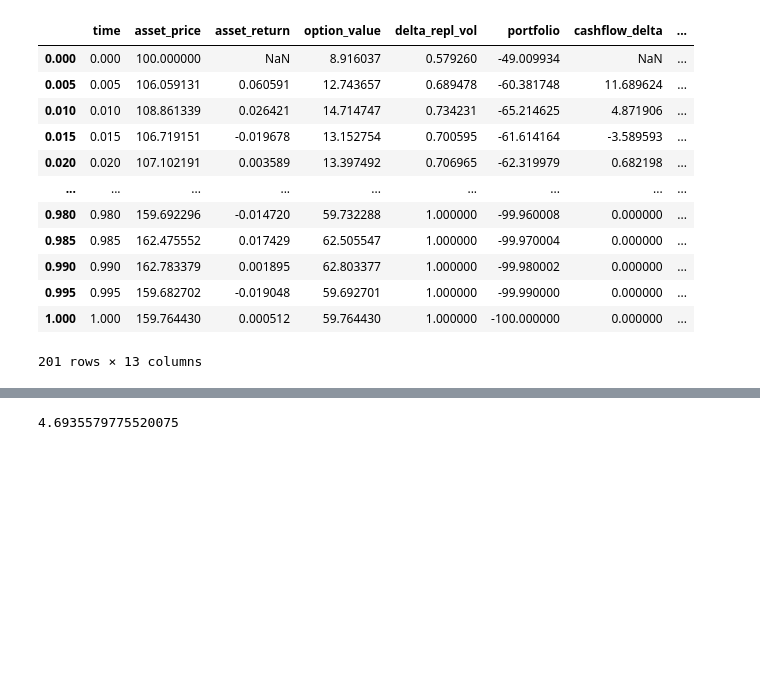
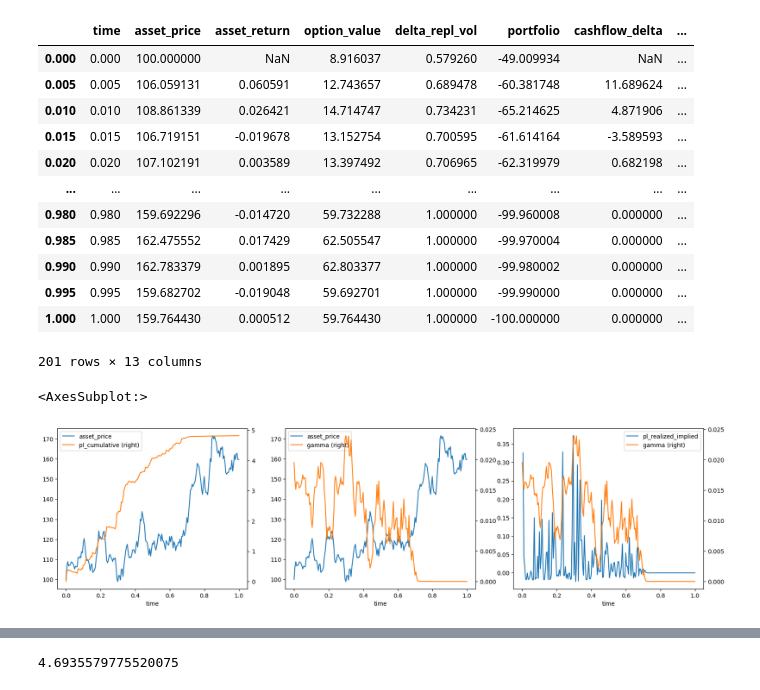
Before and after one commit to fbristotti/cqf, a Jupyter notebook: final/final.ipynb, the cells around one changed output, grey strips where cells are left out. Drawn from its saved outputs; the diff is of its cells as text; code cells hidden in the pictures; blank space fills up the shorter version.

Commit message:
portfolio

```diff
--- a/final/final.ipynb
+++ b/final/final.ipynb
@@ -391,3 +379,27 @@ df
 | 0.995 | 0.995 | 159.682702 | -0.019048 | 59.692701 | 1.000000 | -99.990000 | 0.000000 | ... |
 | 1.000 | 1.000 | 159.764430 | 0.000512 | 59.764430 | 1.000000 | -100.000000 | 0.000000 | ... |
 201 rows × 13 columns
+# %%
+replicating_vol = sigma_impl
+df['delta_repl_vol'] = df.apply(lambda row: get_delta(row.asset_price, replicating_vol, 0, r, K, T-row.time), axis=1)
+df['portfolio'] = df.option_value - df.delta_repl_vol*df.asset_price
+df['cashflow_delta'] = (df.delta_repl_vol - df.delta_repl_vol.shift(1)) * df.asset_price
+df['cash_account'] = list(accumulate(df.cashflow_delta.values[1:], lambda a,b: a * np.exp(r*dt) + b, initial=-df.portfolio.values[0]))
+df['pl_cumulative'] = df.portfolio + df.cash_account
+df['gamma'] = df.apply(lambda row: get_gamma(row.asset_price, replicating_vol, 0, r, K, T-row.time), axis=1)
+df['pl_realized_implied'] = df.apply(lambda row: 0.5*row.gamma*row.asset_price**2*(row.asset_return**2-replicating_vol**2*dt), axis=1)
+df['made_money'] = df.apply(lambda row: row.asset_return**2 >= replicating_vol**2*dt, axis=1)
+df['gamma_total_pl'] = df.apply(lambda row: row.pl_realized_implied*np.exp(-r*dt), axis=1)
+
+fig, ax = plt.subplots(1, 3, figsize=(20,5))
+df.plot(x = 'time', y = 'asset_price', ax = ax[0])
+df.plot(x = 'time', y = 'pl_cumulative', ax = ax[0], secondary_y = True)
+
+df.plot(x = 'time', y = 'asset_price', ax = ax[1])
+df.plot(x = 'time', y = 'gamma', ax = ax[1], secondary_y = True)
+
+df.plot(x = 'time', y = 'pl_realized_implied', ax = ax[2])
+df.plot(x = 'time', y = 'gamma', ax = ax[2], secondary_y = True)
+# %% [output]
+<AxesSubplot:>
+[figure, added]
```
Also changed, not shown: parts of 4 cells of this notebook.
